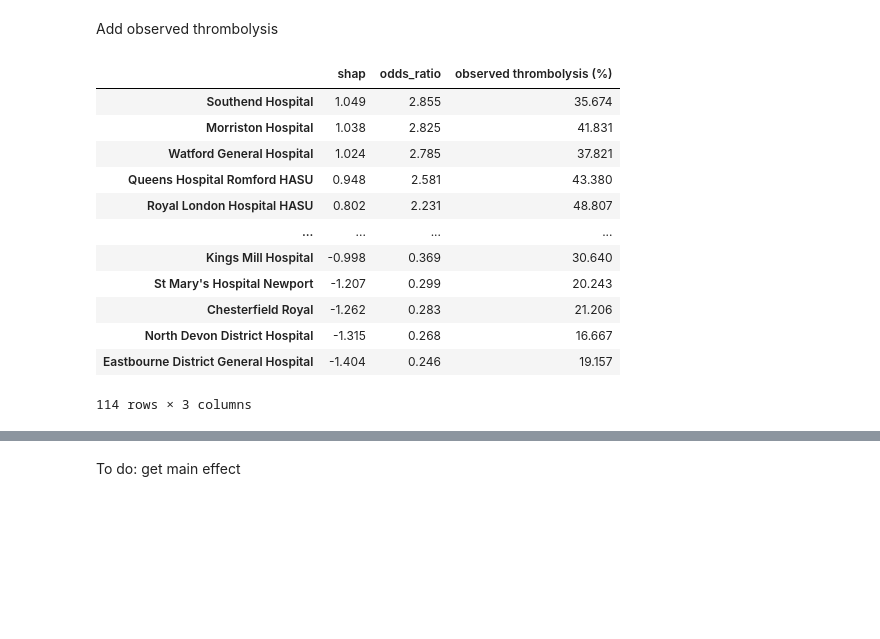
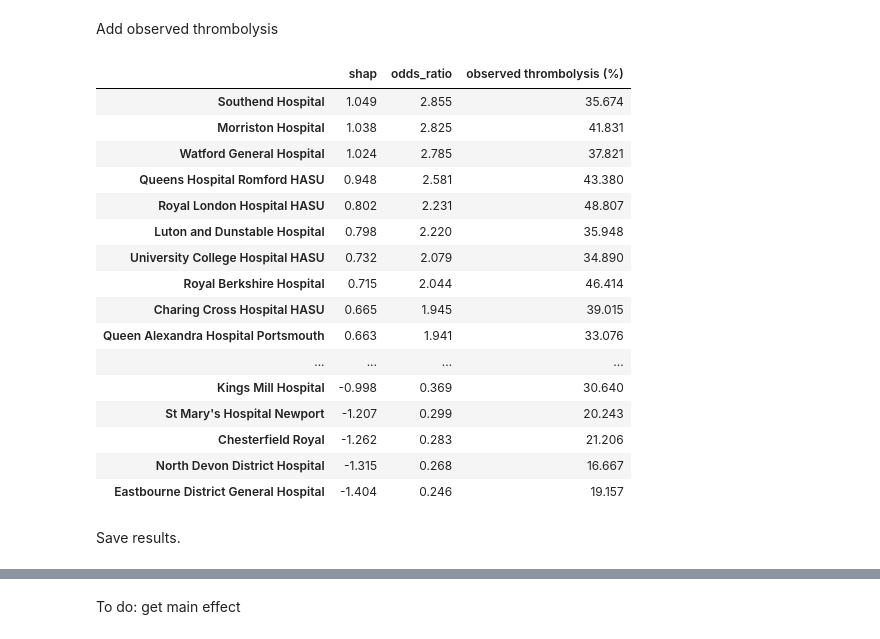
Before and after one commit to samuel-book/ssnap_production_code, a Jupyter notebook: notebooks/20_basic_shap.ipynb, the cells around one changed output, grey strips where cells are left out. Saved outputs shown, nothing was run; the diff lists cells and outputs as text; code cells hidden in the pictures; blank space fills up the shorter version.

Commit message:
Show all hopsital results and show histogram

```diff
--- a/notebooks/20_basic_shap.ipynb
+++ b/notebooks/20_basic_shap.ipynb
@@ -113,22 +113,31 @@ observed_thrombolysis = data.groupby('stroke team')['thrombolysis'].mean()
 # %%
 stroke_team_shap_df['observed thrombolysis (%)'] = observed_thrombolysis * 100
 # Sort by SHAP
 stroke_team_shap_df.sort_values(by='shap', ascending=False, inplace=True)
 stroke_team_shap_df = stroke_team_shap_df.round(3)
+
+# Display all rows
+pd.options.display.max_rows = 200
 stroke_team_shap_df
 # %% [output]
 |  | shap | odds_ratio | observed thrombolysis (%) |
 | Southend Hospital | 1.049 | 2.855 | 35.674 |
 | Morriston Hospital | 1.038 | 2.825 | 41.831 |
 | Watford General Hospital | 1.024 | 2.785 | 37.821 |
 | Queens Hospital Romford HASU | 0.948 | 2.581 | 43.380 |
 | Royal London Hospital HASU | 0.802 | 2.231 | 48.807 |
+| Luton and Dunstable Hospital | 0.798 | 2.220 | 35.948 |
+| University College Hospital HASU | 0.732 | 2.079 | 34.890 |
+| Royal Berkshire Hospital | 0.715 | 2.044 | 46.414 |
+| Charing Cross Hospital HASU | 0.665 | 1.945 | 39.015 |
+| Queen Alexandra Hospital Portsmouth | 0.663 | 1.941 | 33.076 |
 | ... | ... | ... | ... |
 | Kings Mill Hospital | -0.998 | 0.369 | 30.640 |
 | St Mary's Hospital Newport | -1.207 | 0.299 | 20.243 |
 | Chesterfield Royal | -1.262 | 0.283 | 21.206 |
 | North Devon District Hospital | -1.315 | 0.268 | 16.667 |
 | Eastbourne District General Hospital | -1.404 | 0.246 | 19.157 |
-114 rows × 3 columns
+# %% [markdown]
+Save results.
 # %%
 stroke_team_shap_df.to_csv('./output/stroke_team_shap.csv')
```
Also changed, not shown: parts of 3 cells of this notebook.
